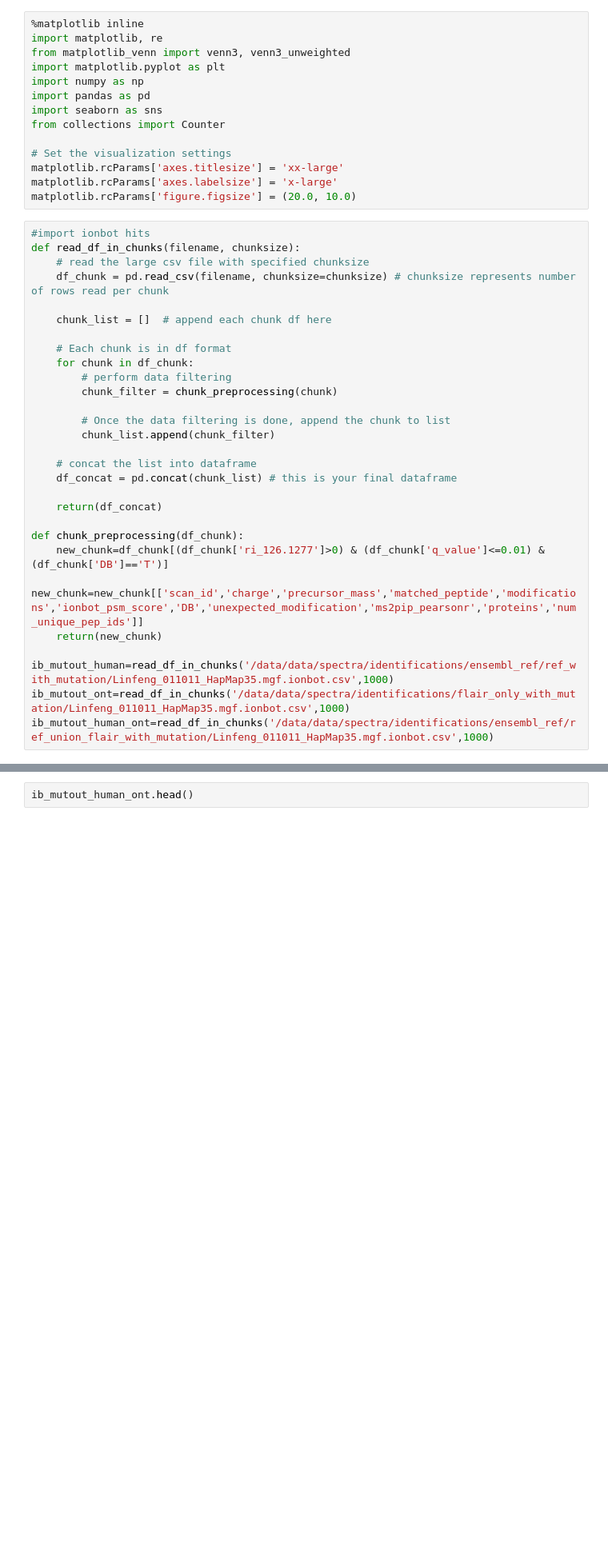
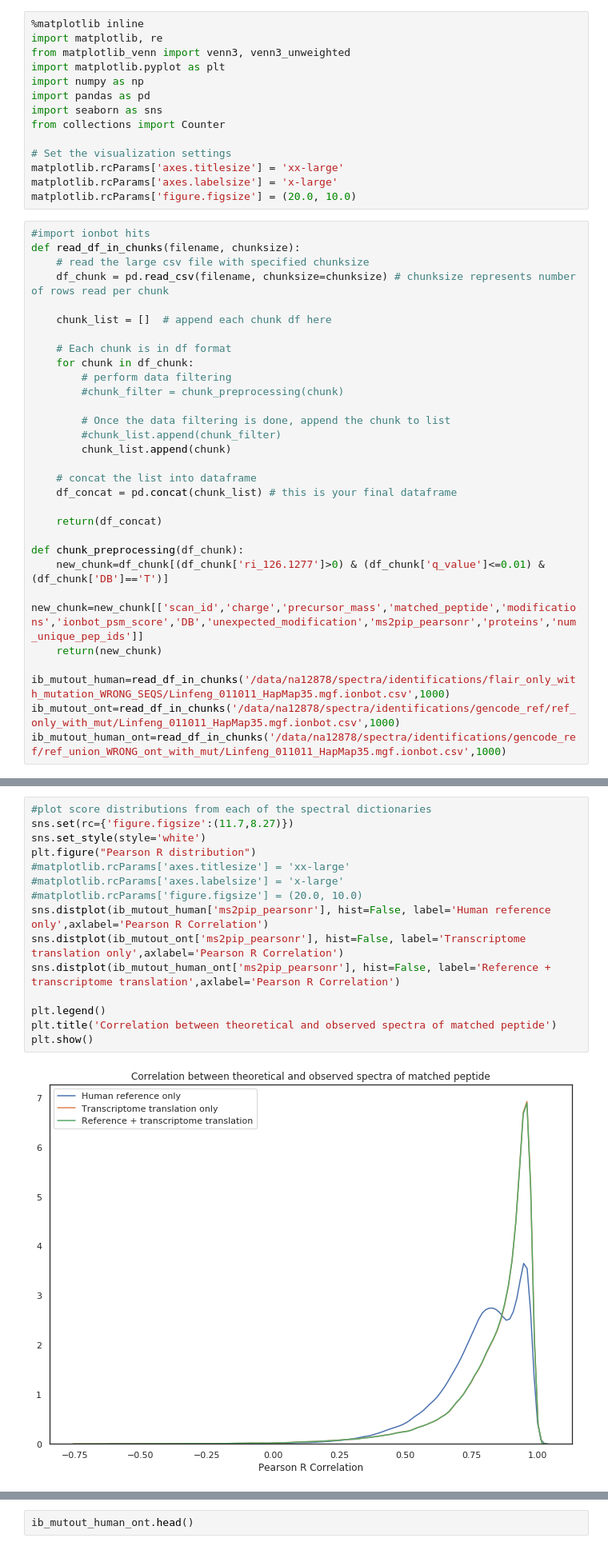
Before and after one commit to cmbi/NA12878-saav-detection, a Jupyter notebook: spectral_search_output_analysis/notebooks/ionbot_analysis.ipynb, the cells around one changed output, grey strips where cells are left out. Shown at 80% size. Drawn from its saved outputs; the diff is of its cells as text; blank space fills up the shorter version.

```diff
--- a/spectral_search_output_analysis/notebooks/ionbot_analysis.ipynb
+++ b/spectral_search_output_analysis/notebooks/ionbot_analysis.ipynb
@@ -23,10 +23,11 @@ def read_df_in_chunks(filename, chunksize):
     # Each chunk is in df format
     for chunk in df_chunk:
         # perform data filtering
-        chunk_filter = chunk_preprocessing(chunk)
+        #chunk_filter = chunk_preprocessing(chunk)
 
         # Once the data filtering is done, append the chunk to list
-        chunk_list.append(chunk_filter)
+        #chunk_list.append(chunk_filter)
+        chunk_list.append(chunk)
 
     # concat the list into dataframe
     df_concat = pd.concat(chunk_list) # this is your final dataframe
@@ -38,6 +39,6 @@ def chunk_preprocessing(df_chunk):
     new_chunk=new_chunk[['scan_id','charge','precursor_mass','matched_peptide','modifications','ionbot_psm_score','DB','unexpected_modification','ms2pip_pearsonr','proteins','num_unique_pep_ids']]
     return(new_chunk)
 
-ib_mutout_human=read_df_in_chunks('/data/data/spectra/identifications/ensembl_ref/ref_with_mutation/Linfeng_011011_HapMap35.mgf.ionbot.csv',1000)
-ib_mutout_ont=read_df_in_chunks('/data/data/spectra/identifications/flair_only_with_mutation/Linfeng_011011_HapMap35.mgf.ionbot.csv',1000)
-ib_mutout_human_ont=read_df_in_chunks('/data/data/spectra/identifications/ensembl_ref/ref_union_flair_with_mutation/Linfeng_011011_HapMap35.mgf.ionbot.csv',1000)
+ib_mutout_human=read_df_in_chunks('/data/na12878/spectra/identifications/flair_only_with_mutation_WRONG_SEQS/Linfeng_011011_HapMap35.mgf.ionbot.csv',1000)
+ib_mutout_ont=read_df_in_chunks('/data/na12878/spectra/identifications/gencode_ref/ref_only_with_mut/Linfeng_011011_HapMap35.mgf.ionbot.csv',1000)
+ib_mutout_human_ont=read_df_in_chunks('/data/na12878/spectra/identifications/gencode_ref/ref_union_WRONG_ont_with_mut/Linfeng_011011_HapMap35.mgf.ionbot.csv',1000)
@@ -48,0 +45,17 @@ len(ib_mutout_ont)
+# %%
+#plot score distributions from each of the spectral dictionaries
+sns.set(rc={'figure.figsize':(11.7,8.27)})
+sns.set_style(style='white')
+plt.figure("Pearson R distribution")
+#matplotlib.rcParams['axes.titlesize'] = 'xx-large'
+#matplotlib.rcParams['axes.labelsize'] = 'x-large'
+#matplotlib.rcParams['figure.figsize'] = (20.0, 10.0)
+sns.distplot(ib_mutout_human['ms2pip_pearsonr'], hist=False, label='Human reference only',axlabel='Pearson R Correlation')
+sns.distplot(ib_mutout_ont['ms2pip_pearsonr'], hist=False, label='Transcriptome translation only',axlabel='Pearson R Correlation')
+sns.distplot(ib_mutout_human_ont['ms2pip_pearsonr'], hist=False, label='Reference + transcriptome translation',axlabel='Pearson R Correlation')
+
+plt.legend()
+plt.title('Correlation between theoretical and observed spectra of matched peptide')
+plt.show()
+# %% [output]
+[figure, added]
```
Also changed, not shown: parts of 13 cells of this notebook.
